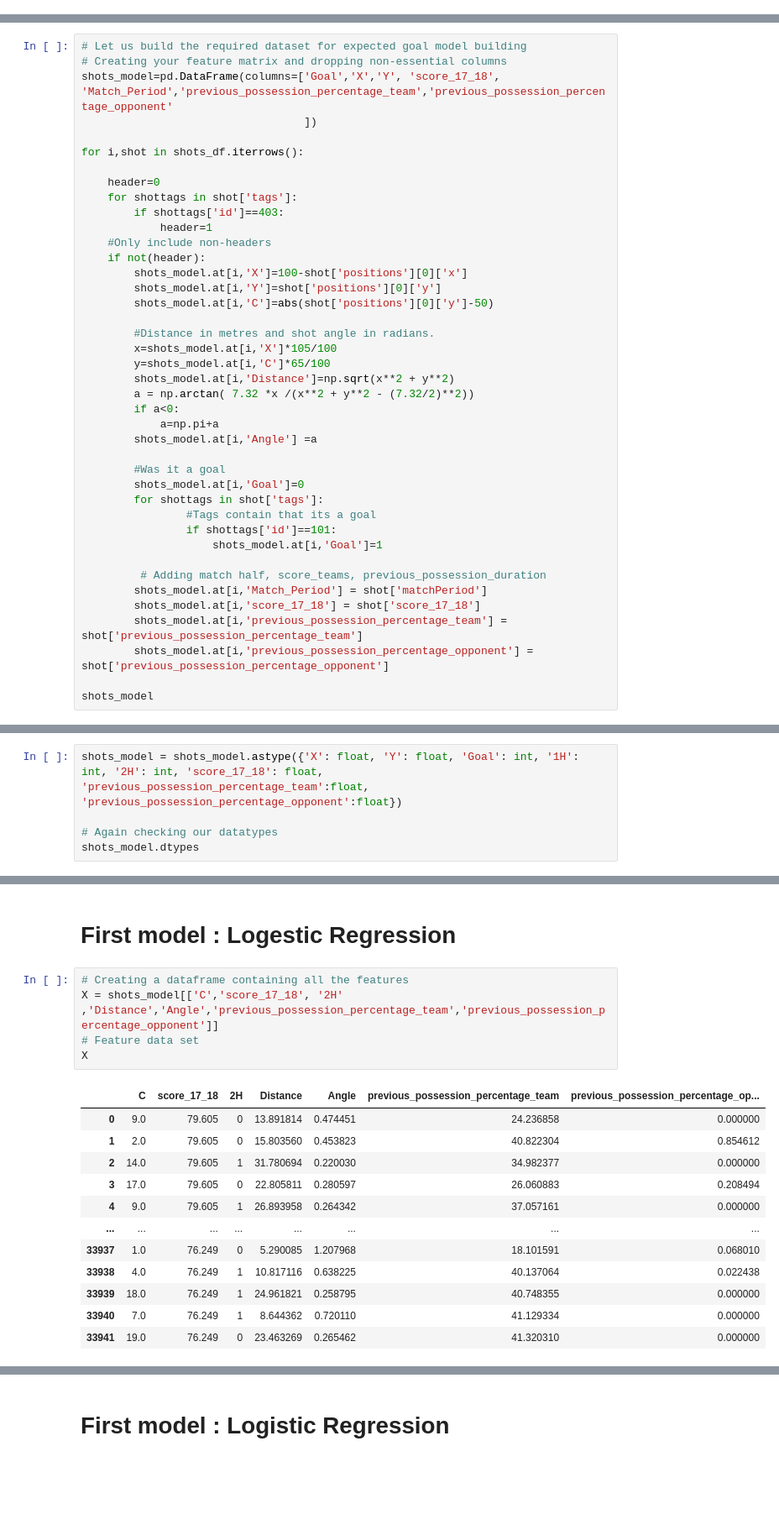
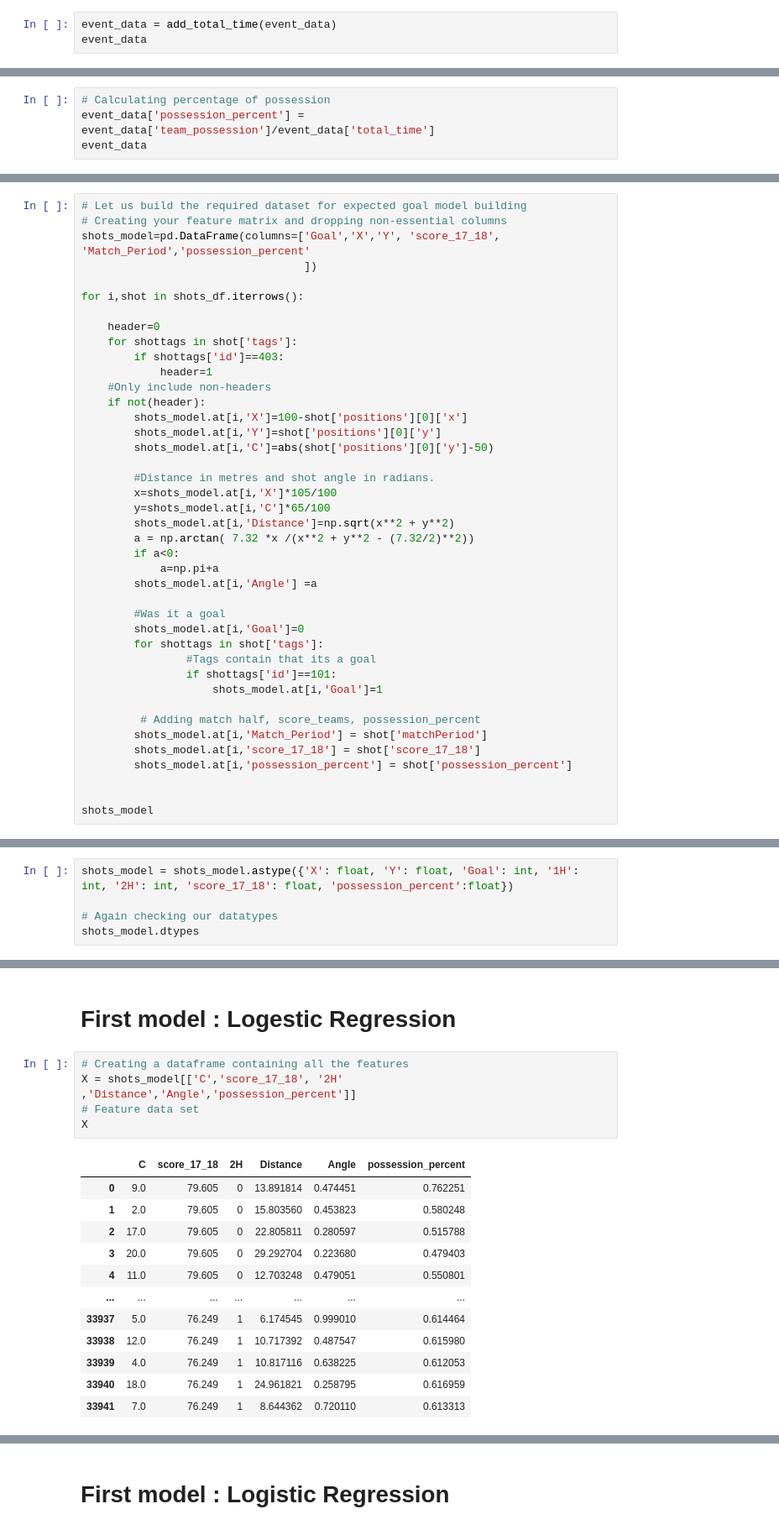
Before and after one commit to Anhali/xG_model-_python, a Jupyter notebook: xG_model.ipynb, the cells around one changed output, grey strips where cells are left out. Shown at 84% size. Drawn from its saved outputs; the diff is of its cells as text; blank space fills up the shorter version.

```diff
--- a/xG_model.ipynb
+++ b/xG_model.ipynb
@@ -189,0 +205,3 @@ event_data
+# %%
+event_data = add_total_time(event_data)
+event_data
@@ -189,0 +222,4 @@ event_data
+# %%
+# Calculating percentage of possession
+event_data['possession_percent'] = event_data['team_possession']/event_data['total_time']
+event_data
@@ -211,7 +261,7 @@ shots_df
 # %%
 # Let us build the required dataset for expected goal model building
 # Creating your feature matrix and dropping non-essential columns
-shots_model=pd.DataFrame(columns=['Goal','X','Y', 'score_17_18', 'Match_Period','previous_possession_percentage_team','previous_possession_percentage_opponent'
+shots_model=pd.DataFrame(columns=['Goal','X','Y', 'score_17_18', 'Match_Period','possession_percent'
                                   ])
 
 for i,shot in shots_df.iterrows():
@@ -242,11 +292,11 @@ for i,shot in shots_df.iterrows():
                 if shottags['id']==101:
                     shots_model.at[i,'Goal']=1
 
-         # Adding match half, score_teams, previous_possession_duration
+         # Adding match half, score_teams, possession_percent
         shots_model.at[i,'Match_Period'] = shot['matchPeriod']
         shots_model.at[i,'score_17_18'] = shot['score_17_18']
-        shots_model.at[i,'previous_possession_percentage_team'] = shot['previous_possession_percentage_team']
-        shots_model.at[i,'previous_possession_percentage_opponent'] = shot['previous_possession_percentage_opponent']
+        shots_model.at[i,'possession_percent'] = shot['possession_percent']
+
 
 shots_model
 # %% [output]
@@ -311,6 +360,6 @@ Angle                                      float64
 dtype: object
 # %%
-shots_model = shots_model.astype({'X': float, 'Y': float, 'Goal': int, '1H': int, '2H': int, 'score_17_18': float, 'previous_possession_percentage_team':float, 'previous_possession_percentage_opponent':float})
+shots_model = shots_model.astype({'X': float, 'Y': float, 'Goal': int, '1H': int, '2H': int, 'score_17_18': float, 'possession_percent':float})
 
 # Again checking our datatypes
 shots_model.dtypes
@@ -385,19 +432,19 @@ shots_model
 # First model : Logestic Regression
 # %%
 # Creating a dataframe containing all the features
-X = shots_model[['C','score_17_18', '2H' ,'Distance','Angle','previous_possession_percentage_team','previous_possession_percentage_opponent']]
+X = shots_model[['C','score_17_18', '2H' ,'Distance','Angle','possession_percent']]
 # Feature data set
 X
 # %% [output]
-|  | C | score_17_18 | 2H | Distance | Angle | previous_possession_percentage_team | previous_possession_percentage_op... |
-| 0 | 9.0 | 79.605 | 0 | 13.891814 | 0.474451 | 24.236858 | 0.000000 |
-| 1 | 2.0 | 79.605 | 0 | 15.803560 | 0.453823 | 40.822304 | 0.854612 |
-| 2 | 14.0 | 79.605 | 1 | 31.780694 | 0.220030 | 34.982377 | 0.000000 |
-| 3 | 17.0 | 79.605 | 0 | 22.805811 | 0.280597 | 26.060883 | 0.208494 |
-| 4 | 9.0 | 79.605 | 1 | 26.893958 | 0.264342 | 37.057161 | 0.000000 |
-| ... | ... | ... | ... | ... | ... | ... | ... |
-| 33937 | 1.0 | 76.249 | 0 | 5.290085 | 1.207968 | 18.101591 | 0.068010 |
-| 33938 | 4.0 | 76.249 | 1 | 10.817116 | 0.638225 | 40.137064 | 0.022438 |
-| 33939 | 18.0 | 76.249 | 1 | 24.961821 | 0.258795 | 40.748355 | 0.000000 |
-| 33940 | 7.0 | 76.249 | 1 | 8.644362 | 0.720110 | 41.129334 | 0.000000 |
-| 33941 | 19.0 | 76.249 | 0 | 23.463269 | 0.265462 | 41.320310 | 0.000000 |
+|  | C | score_17_18 | 2H | Distance | Angle | possession_percent |
+| 0 | 9.0 | 79.605 | 0 | 13.891814 | 0.474451 | 0.762251 |
+| 1 | 2.0 | 79.605 | 0 | 15.803560 | 0.453823 | 0.580248 |
+| 2 | 17.0 | 79.605 | 0 | 22.805811 | 0.280597 | 0.515788 |
+| 3 | 20.0 | 79.605 | 0 | 29.292704 | 0.223680 | 0.479403 |
+| 4 | 11.0 | 79.605 | 0 | 12.703248 | 0.479051 | 0.550801 |
+| ... | ... | ... | ... | ... | ... | ... |
+| 33937 | 5.0 | 76.249 | 1 | 6.174545 | 0.999010 | 0.614464 |
+| 33938 | 12.0 | 76.249 | 1 | 10.717392 | 0.487547 | 0.615980 |
+| 33939 | 4.0 | 76.249 | 1 | 10.817116 | 0.638225 | 0.612053 |
+| 33940 | 18.0 | 76.249 | 1 | 24.961821 | 0.258795 | 0.616959 |
+| 33941 | 7.0 | 76.249 | 1 | 8.644362 | 0.720110 | 0.613313 |
```
Also changed, not shown: parts of 38 cells of this notebook.
